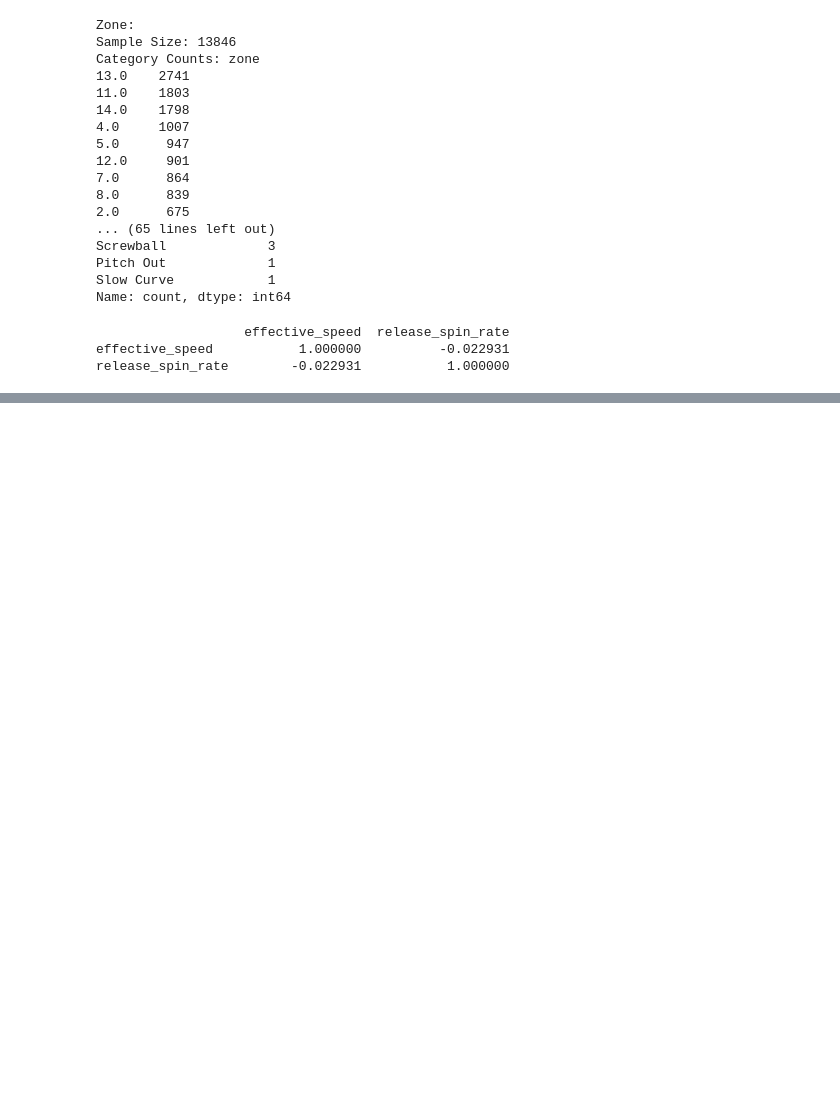
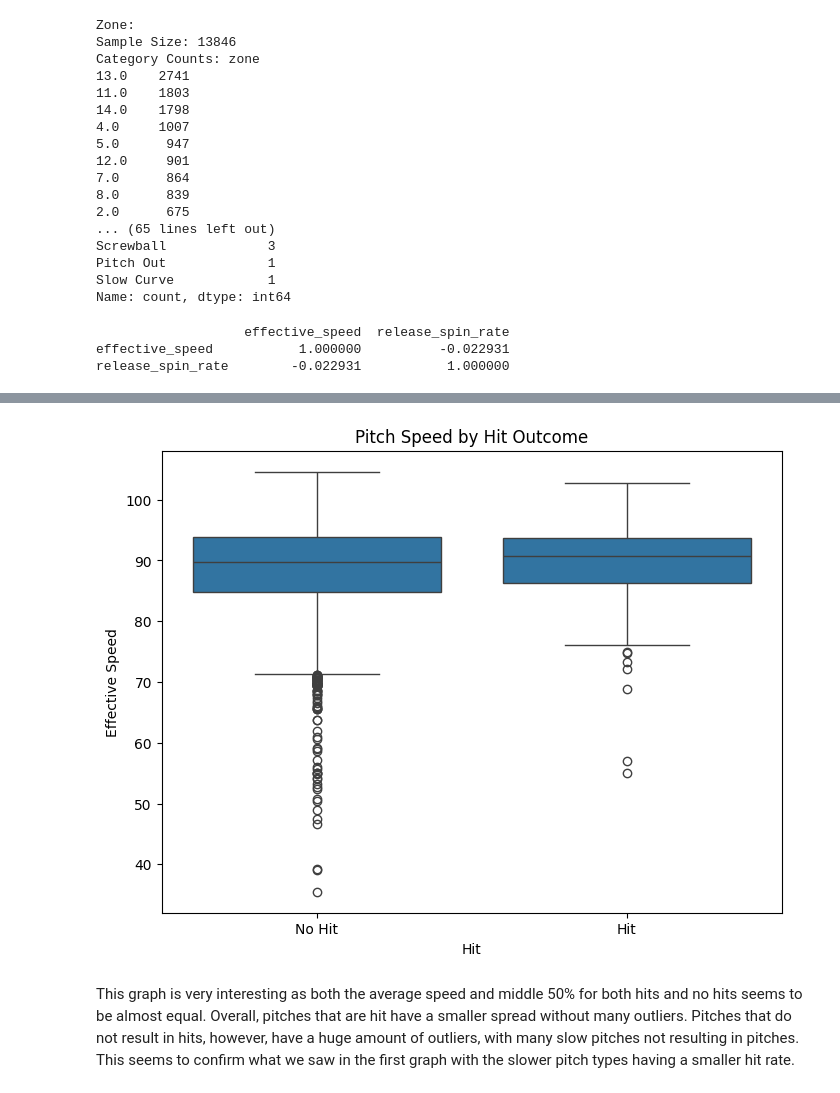
Before and after one commit to Sam-Kirkham/Stat-486-Final-Project, a Jupyter notebook: eda.ipynb, the cells around one changed output, grey strips where cells are left out. Cells and saved outputs as stored; diff of their text form; code cells hidden in the pictures; blank space fills up the shorter version.

```diff
--- a/eda.ipynb
+++ b/eda.ipynb
@@ -109,0 +163,11 @@ release_spin_rate        -0.022931           1.000000
+# %%
+sns.boxplot(data=data, x='hits', y='effective_speed')
+plt.title('Pitch Speed by Hit Outcome')
+plt.xlabel('Hit')
+plt.ylabel('Effective Speed')
+plt.xticks([0, 1], ['No Hit', 'Hit'])
+plt.show()
+# %% [output]
+[figure, added]
+# %% [markdown]
+This graph is very interesting as both the average speed and middle 50% for both hits and no hits seems to be almost equal. Overall, pitches that are hit have a smaller spread without many outliers. Pitches that do not result in hits, however, have a huge amount of outliers, with many slow pitches not resulting in pitches. This seems to confirm what we saw in the first graph with the slower pitch types having a smaller hit rate.
```
Also changed, not shown: parts of 6 cells of this notebook, 3 other files.
